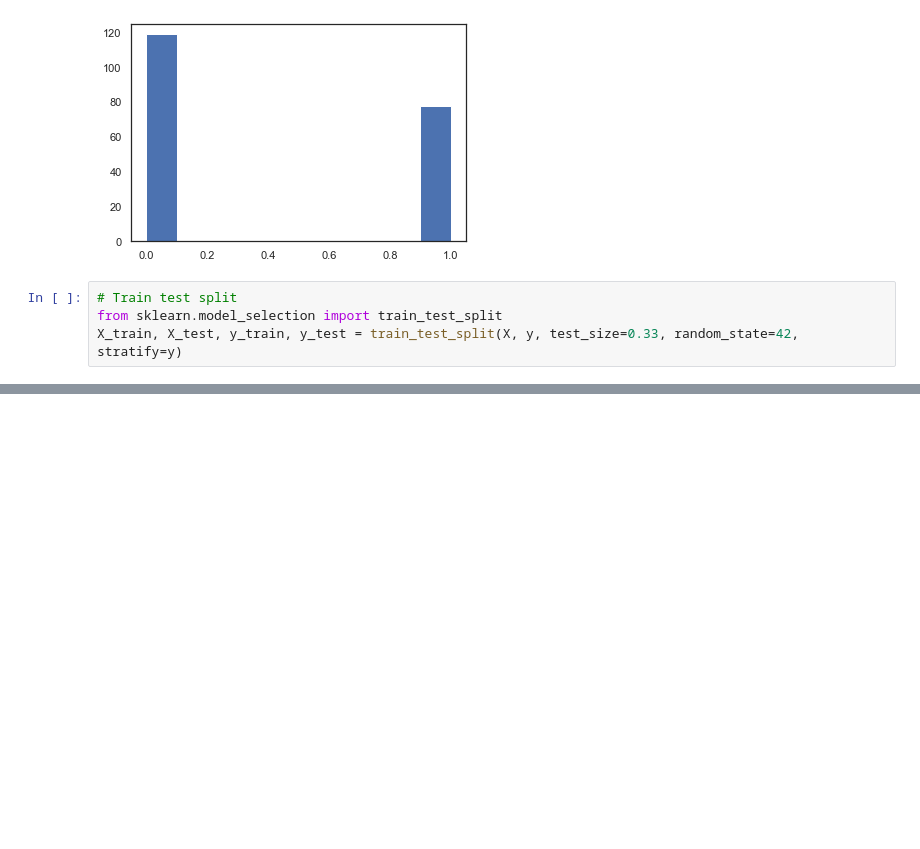
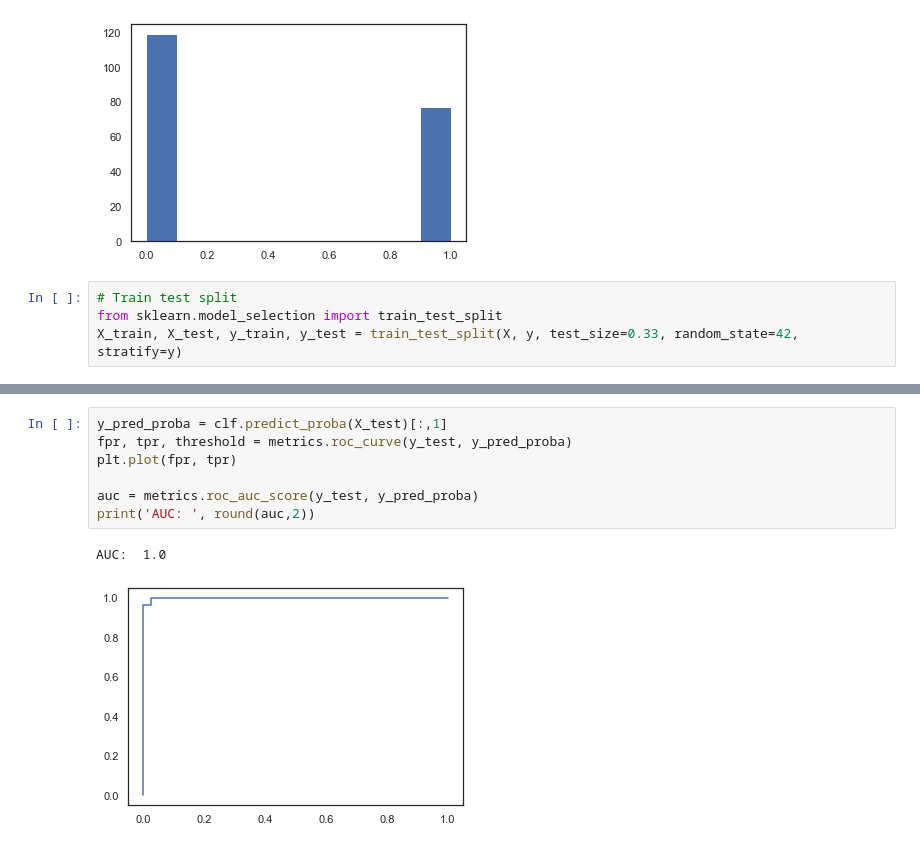
Before and after one commit to montgoz007/corona-modelling, a Jupyter notebook: EDA.ipynb, the cells around one changed output, grey strips where cells are left out. Saved outputs shown, nothing was run; the diff lists cells and outputs as text; blank space fills up the shorter version.

```diff
--- a/EDA.ipynb
+++ b/EDA.ipynb
@@ -319,0 +317,10 @@ ValueError: Input contains NaN, infinity or a value too large for dtype('float64
+# %%
+y_pred_proba = clf.predict_proba(X_test)[:,1]
+fpr, tpr, threshold = metrics.roc_curve(y_test, y_pred_proba)
+plt.plot(fpr, tpr)
+
+auc = metrics.roc_auc_score(y_test, y_pred_proba)
+print('AUC: ', round(auc,2))
+# %% [output]
+AUC:  1.0
+[figure, added]
```
Also changed, not shown: parts of 8 cells of this notebook.
